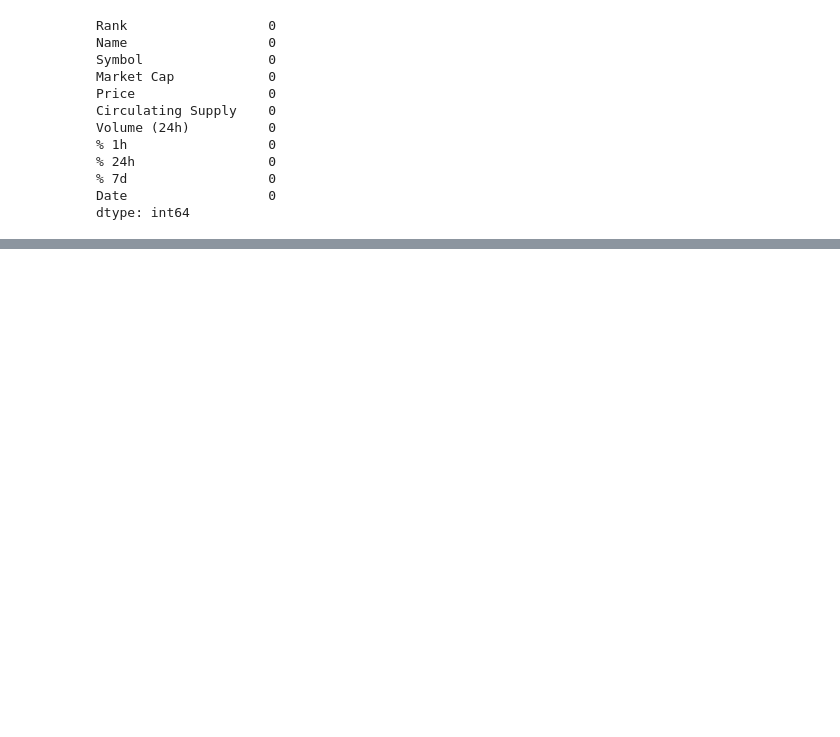
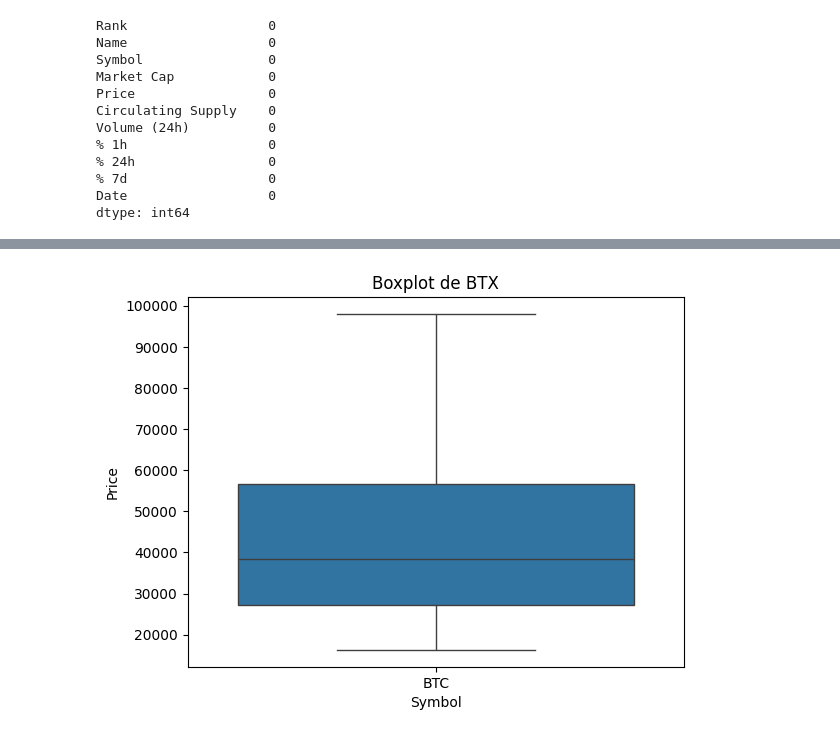
Before and after one commit to parzzd/PREDICT-BITCOIN-NLP, a Jupyter notebook: ETL.ipynb, the cells around one changed output, grey strips where cells are left out. Drawn from its saved outputs; the diff is of its cells as text; code cells hidden in the pictures; blank space fills up the shorter version.

```diff
--- a/ETL.ipynb
+++ b/ETL.ipynb
@@ -72,0 +76,10 @@ data.head()
+# %%
+numeric_variables = data.select_dtypes(include=["int64", "float64"])
+
+
+plt.figure()
+sns.boxplot(x=data["Symbol"],y=data["Price"])
+plt.title(f"Boxplot de BTX")
+plt.show()
+# %% [output]
+[figure, added]
```
Also changed, not shown: parts of 11 cells of this notebook.
